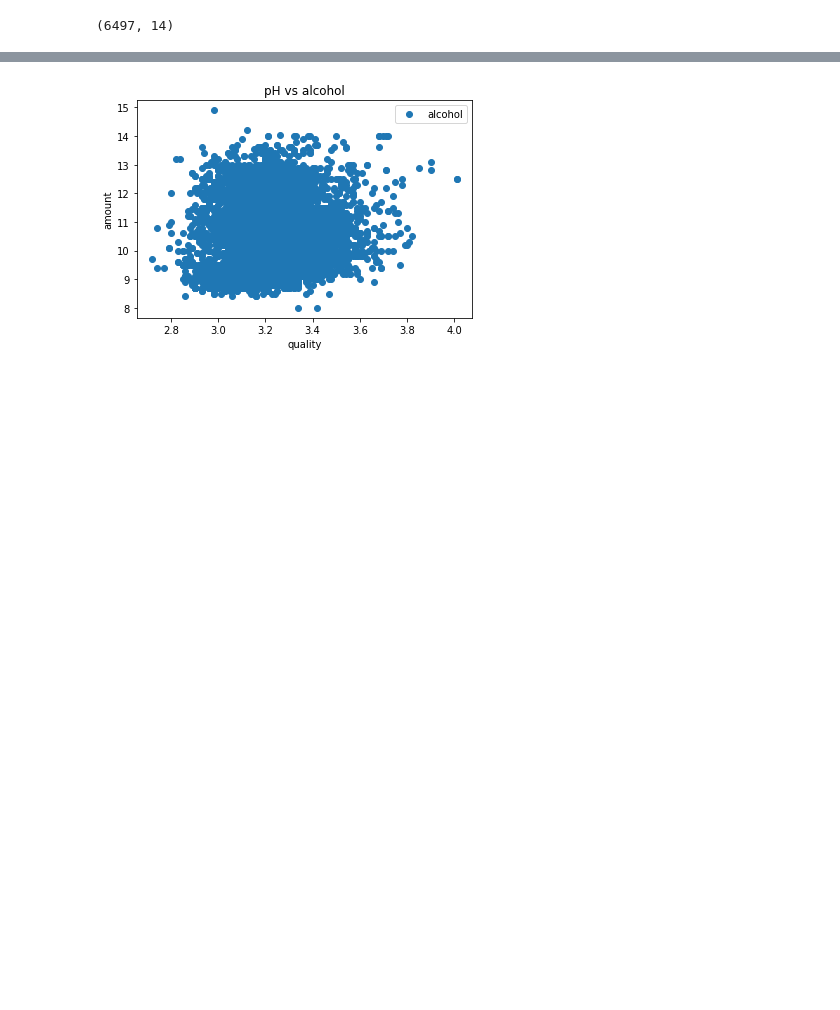
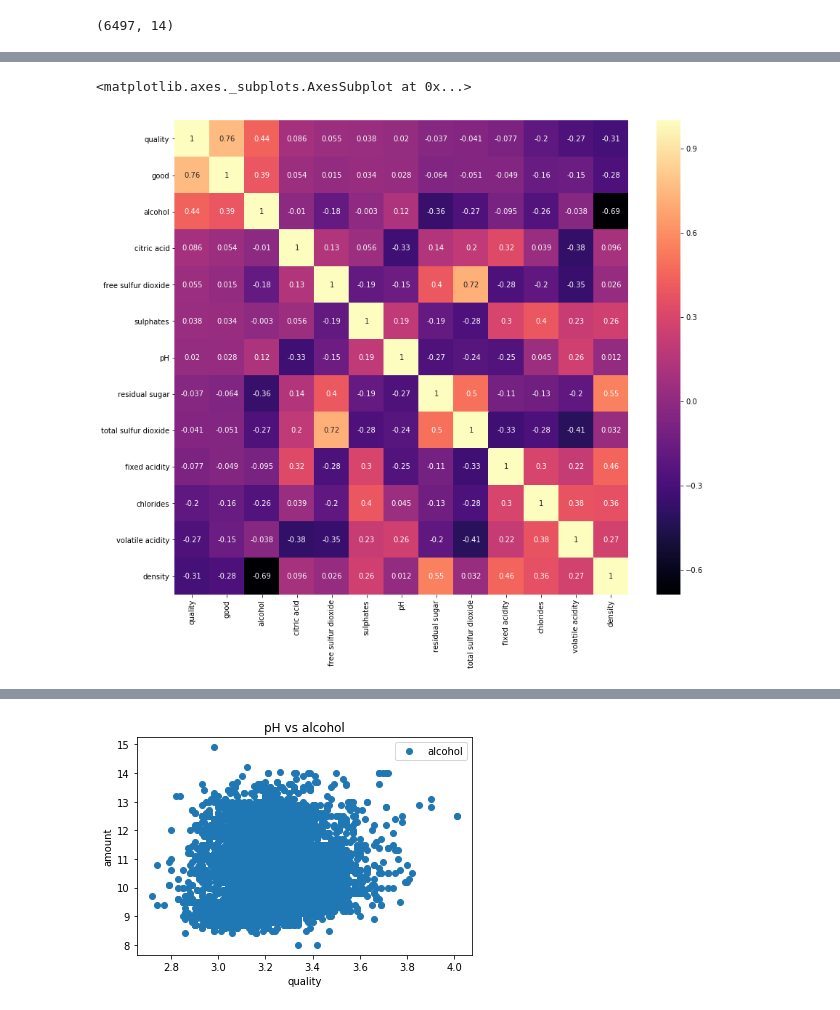
Before and after one commit to War10c3/Pyhton-Project, a Jupyter notebook: Untitled1.ipynb, the cells around one changed output, grey strips where cells are left out. Drawn from its saved outputs; the diff is of its cells as text; code cells hidden in the pictures; blank space fills up the shorter version.

```diff
--- a/Untitled1.ipynb
+++ b/Untitled1.ipynb
@@ -319,0 +330,9 @@ dataset.shape
+# %%
+k = 14
+cols = dataset.corr().nlargest(k, 'quality')['quality'].index
+cm = dataset[cols].corr()
+plt.figure(figsize=(14,12))
+sns.heatmap(cm, annot=True, cmap = 'magma')
+# %% [output]
+<matplotlib.axes._subplots.AxesSubplot at 0x...>
+[figure, added]
```
Also changed, not shown: parts of 18 cells of this notebook.
